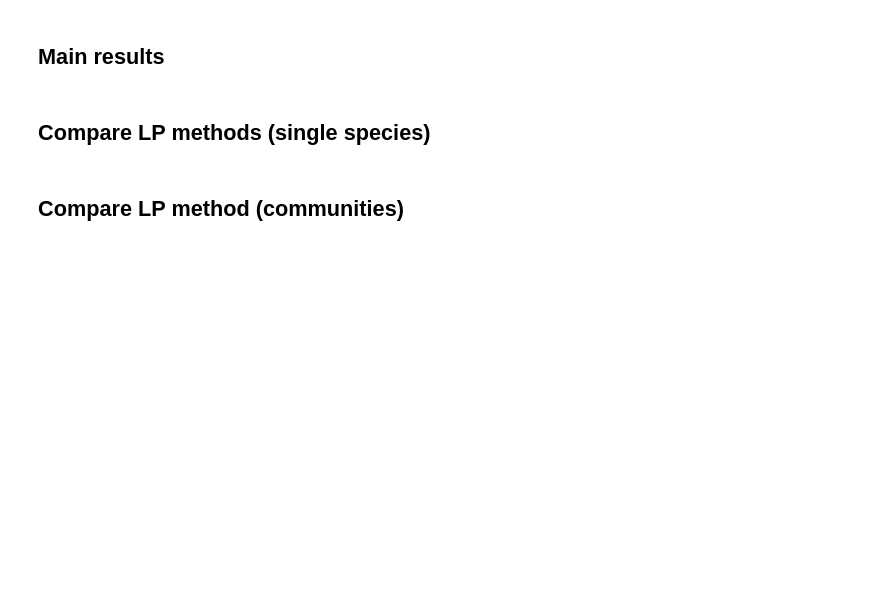
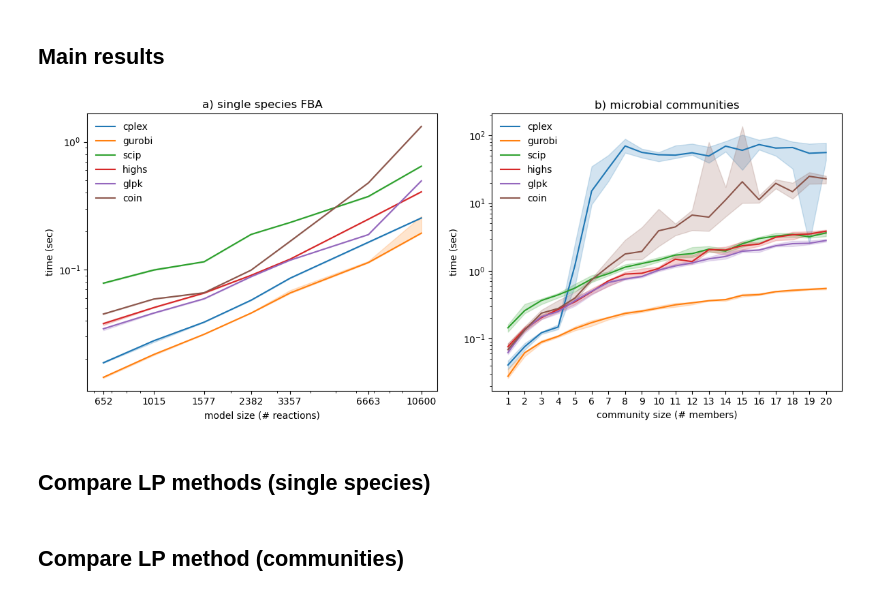
Before and after one commit to cdanielmachado/solver_benchmark, a Jupyter notebook: notebooks/LP_results.ipynb, the cells around one changed output. Cells and saved outputs as stored; diff of their text form; code cells hidden in the pictures; blank space fills up the shorter version.

```diff
--- a/notebooks/LP_results.ipynb
+++ b/notebooks/LP_results.ipynb
@@ -7,6 +7,6 @@ from reframed import load_cbmodel
 # %% [markdown]
 ## Main results
 # %%
-df = pd.read_csv('../results/results_local.tsv', sep='\t', na_values='None')
-df = df.dropna().query('test == "LP"')
+df = pd.read_csv('../results/main_results.tsv', sep='\t')
+df = df.query('test == "LP"')
 # %%
@@ -25,33 +25,37 @@ solver_name = {
 }
 df['solver'] = df['interface'].apply(lambda x: solver_name[x])
 # %%
-df2 = pd.read_csv('../results/community_simulation.csv')
+df2 = pd.read_csv('../results/community_simulation.tsv', sep='\t')
+df2 = df2.query('test == "LP" and time < 3600')
 df2['solver'] = df2['interface'].apply(lambda x: solver_name[x])
 # %%
 f, (ax1, ax2) = plt.subplots(1, 2, figsize=(12, 5))
 
-sns.lineplot(data=df.dropna().query('test == "LP"'), x="size_lp", y="time", hue="solver",  ax=ax1, estimator="median", errorbar=("pi", 50))
+sns.lineplot(data=df, x="size_lp", y="time", hue="solver",  ax=ax1, estimator="median", errorbar=("pi", 50))
 
 ax1.set_xscale('log')
 ax1.set_yscale('log')
 ax1.set_xticks(list(lp_sizes.values()))
 ax1.set_xticklabels(list(lp_sizes.values()))
 ax1.set_xlabel('model size (# reactions)')
 ax1.set_ylabel('time (sec)')
 ax1.legend(loc=2, frameon=False)
 ax1.set_title('a) single species FBA')
 
 sns.lineplot(data=df2, x="size", y="time", hue="solver", ax=ax2, estimator="median", errorbar=("pi", 50))
 
 ax2.set_yscale('log')
 ax2.set_xticks(range(1,21))
-ax2.set_xlabel('\ncommunity size (# members)')
+ax2.set_xlabel('community size (# members)')
 ax2.set_ylabel('time (sec)')
+
 ax2.legend(loc=2, frameon=False)
 ax2.set_title('b) microbial communities')
 
 f.tight_layout()
 f.savefig('../figures/results_lp.tiff', dpi=300)
+# %% [output]
+[figure, added]
 # %% [markdown]
 ## Compare LP methods (single species)
 # %%
```
Also changed, not shown: parts of 1 cell of this notebook, 14 other files.
